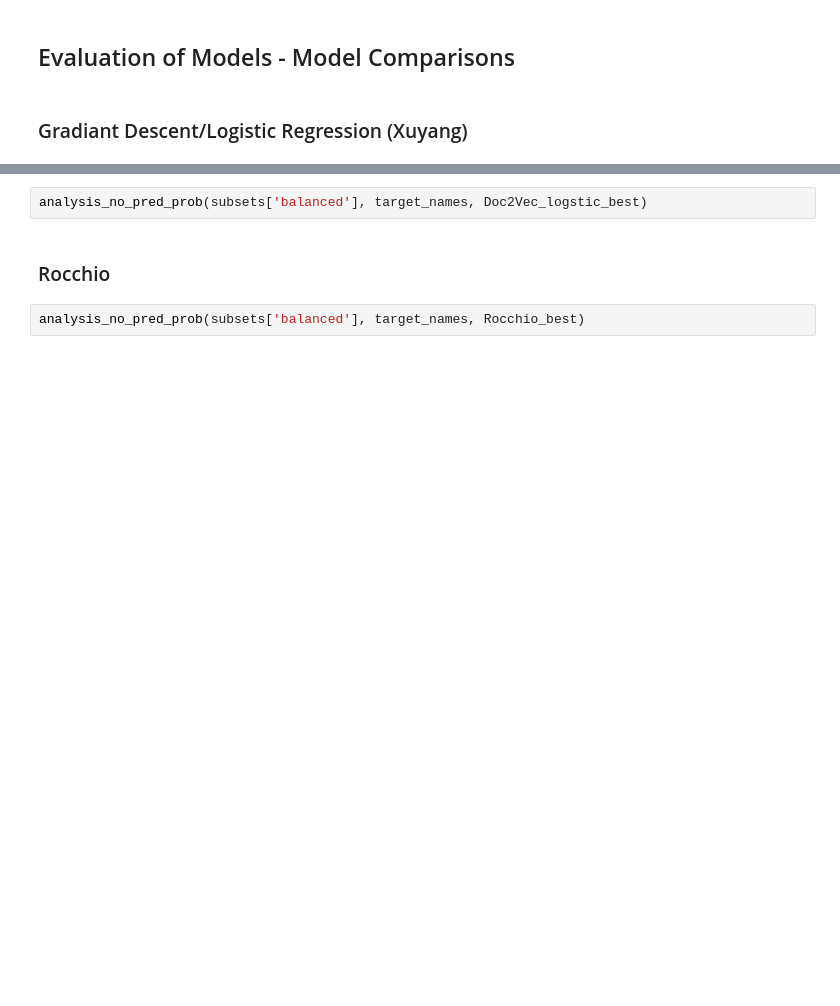
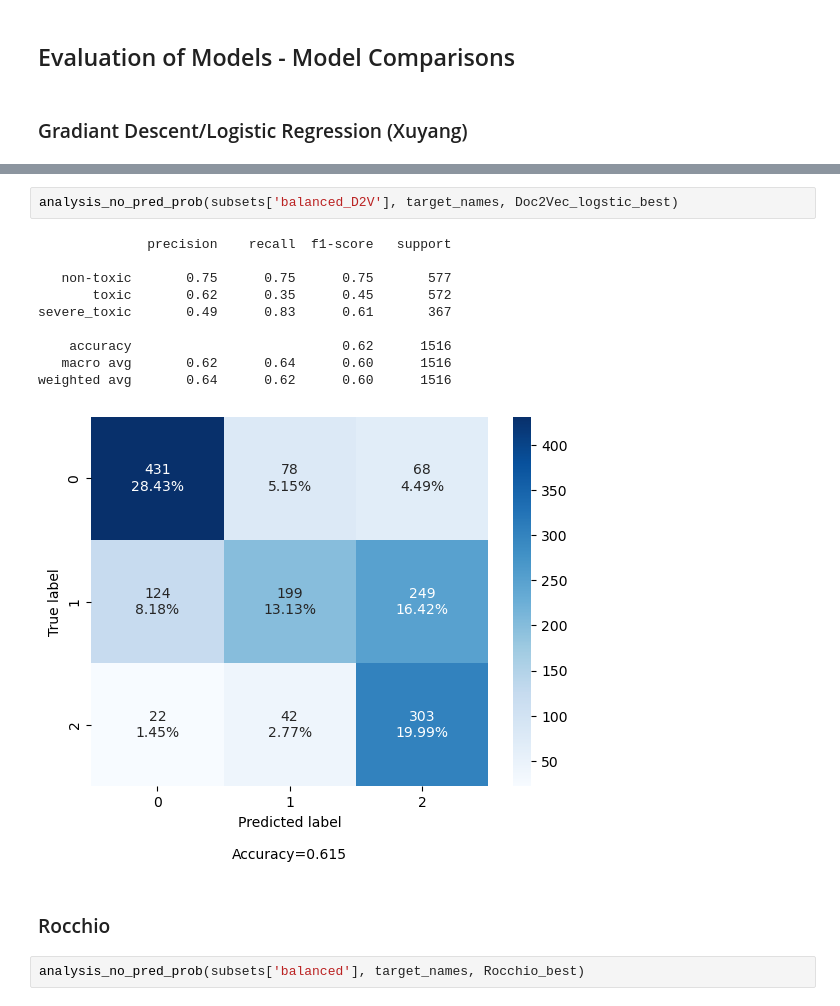
Before and after one commit to jjbocek/ToxicApp, a Jupyter notebook: Final_Project/Toxic_App_Main.ipynb, the cells around one changed output, grey strips where cells are left out. Saved outputs shown, nothing was run; the diff lists cells and outputs as text; blank space fills up the shorter version.

Commit message:
log analysis

```diff
--- a/Final_Project/Toxic_App_Main.ipynb
+++ b/Final_Project/Toxic_App_Main.ipynb
@@ -763,5 +747,16 @@ analysis_no_pred_prob(subsets['balanced'], target_names, Logistic_best)
 # %%
-analysis_no_pred_prob(subsets['balanced'], target_names, Doc2Vec_logstic_best)
+analysis_no_pred_prob(subsets['balanced_D2V'], target_names, Doc2Vec_logstic_best)
+# %% [output]
+              precision    recall  f1-score   support
+
+   non-toxic       0.75      0.75      0.75       577
+       toxic       0.62      0.35      0.45       572
+severe_toxic       0.49      0.83      0.61       367
+
+    accuracy                           0.62      1516
+   macro avg       0.62      0.64      0.60      1516
+weighted avg       0.64      0.62      0.60      1516
+[figure, added]
 # %% [markdown]
 ### Rocchio
 # %%
```
Also changed, not shown: parts of 13 cells of this notebook.
